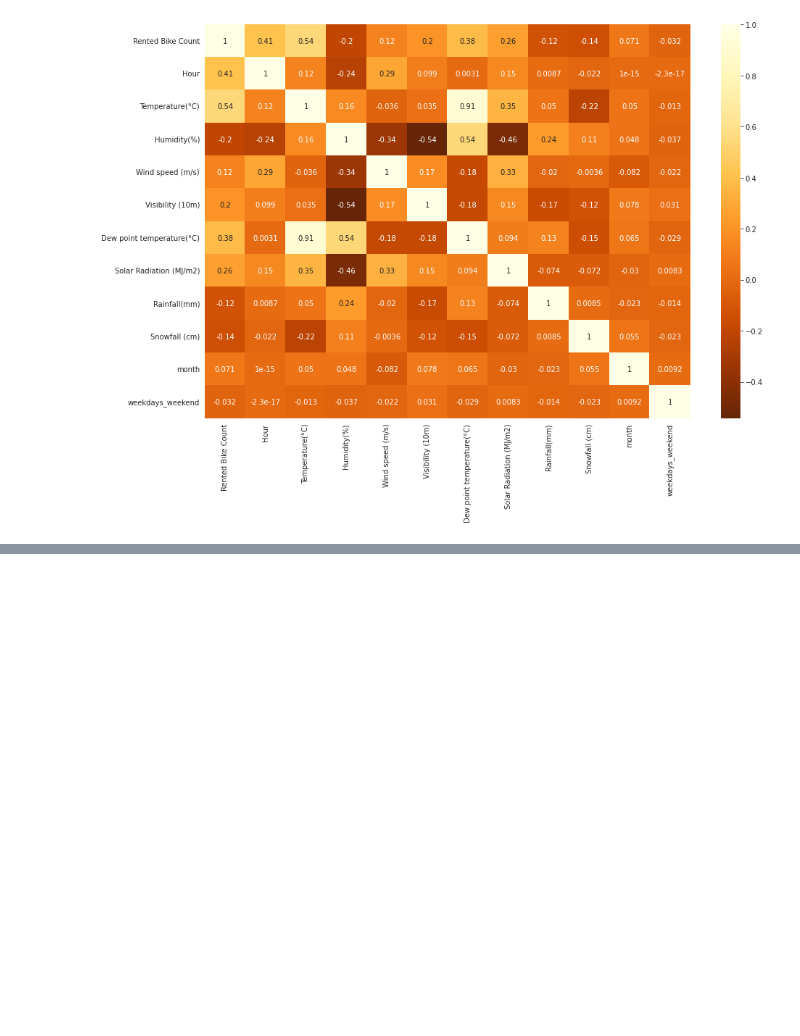
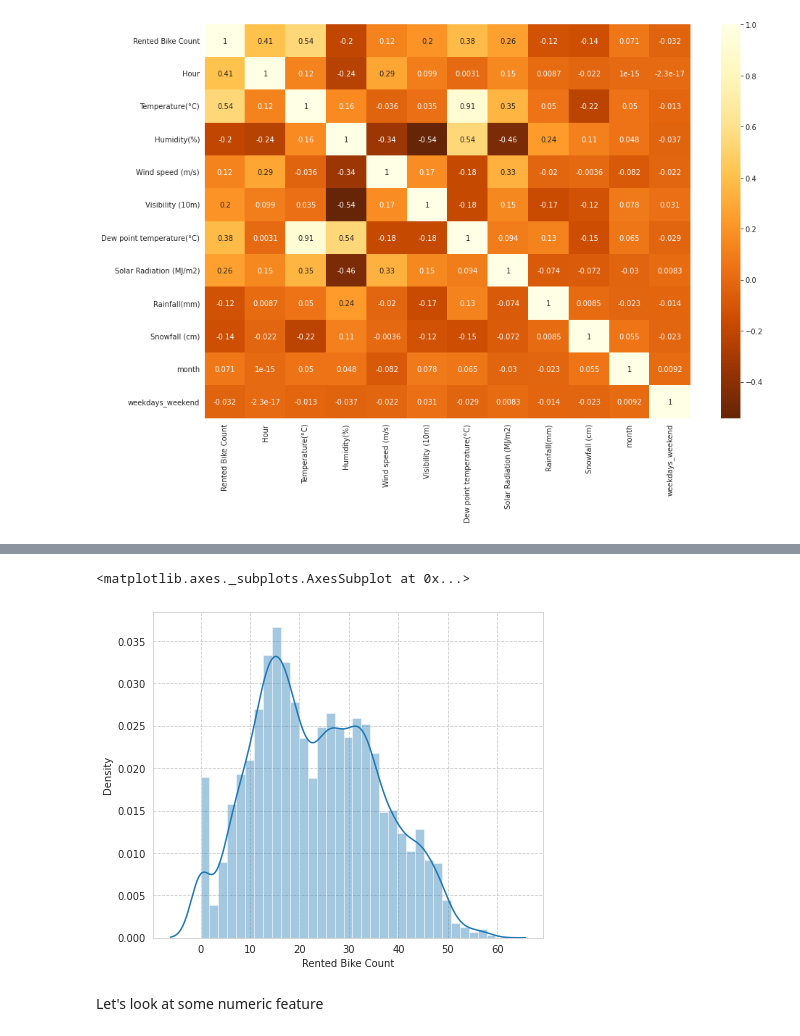
Before and after one commit to nikunjsonule/Bike-Sharing-Demand-Prediction, a Jupyter notebook: Bike_Sharing_Demand_Prediction_Capstone_Project.ipynb, the cells around one changed output, grey strips where cells are left out. Cells and saved outputs as stored; diff of their text form; code cells hidden in the pictures; blank space fills up the shorter version.

```diff
--- a/Bike_Sharing_Demand_Prediction_Capstone_Project.ipynb
+++ b/Bike_Sharing_Demand_Prediction_Capstone_Project.ipynb
@@ -187,0 +223,9 @@ sns.heatmap(bike_sharing_data.corr(),cmap='YlOrBr_r',annot=True)
+# %%
+# square_root transformation
+plt.figure(figsize=(7,6))
+sns.distplot(np.sqrt(bike_sharing_data['Rented Bike Count']))
+# %% [output]
+<matplotlib.axes._subplots.AxesSubplot at 0x...>
+[figure, added]
+# %% [markdown]
+Let's look at some numeric feature
```
Also changed, not shown: parts of 8 cells of this notebook.
